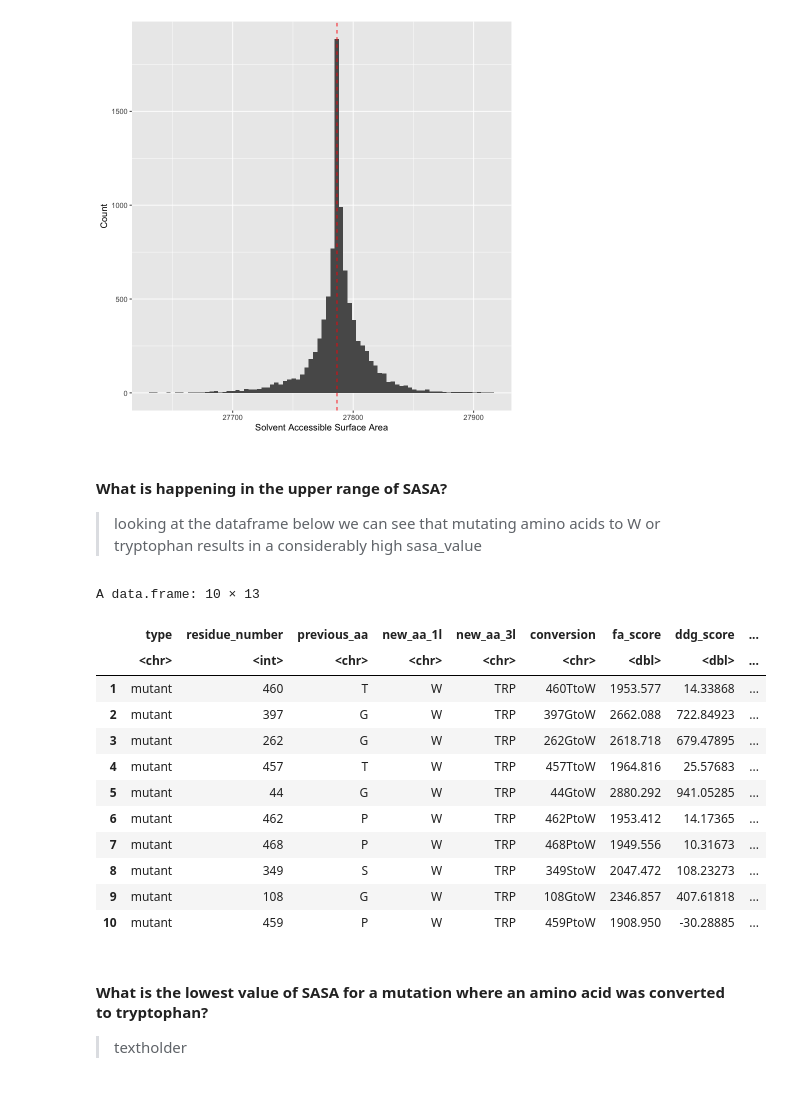
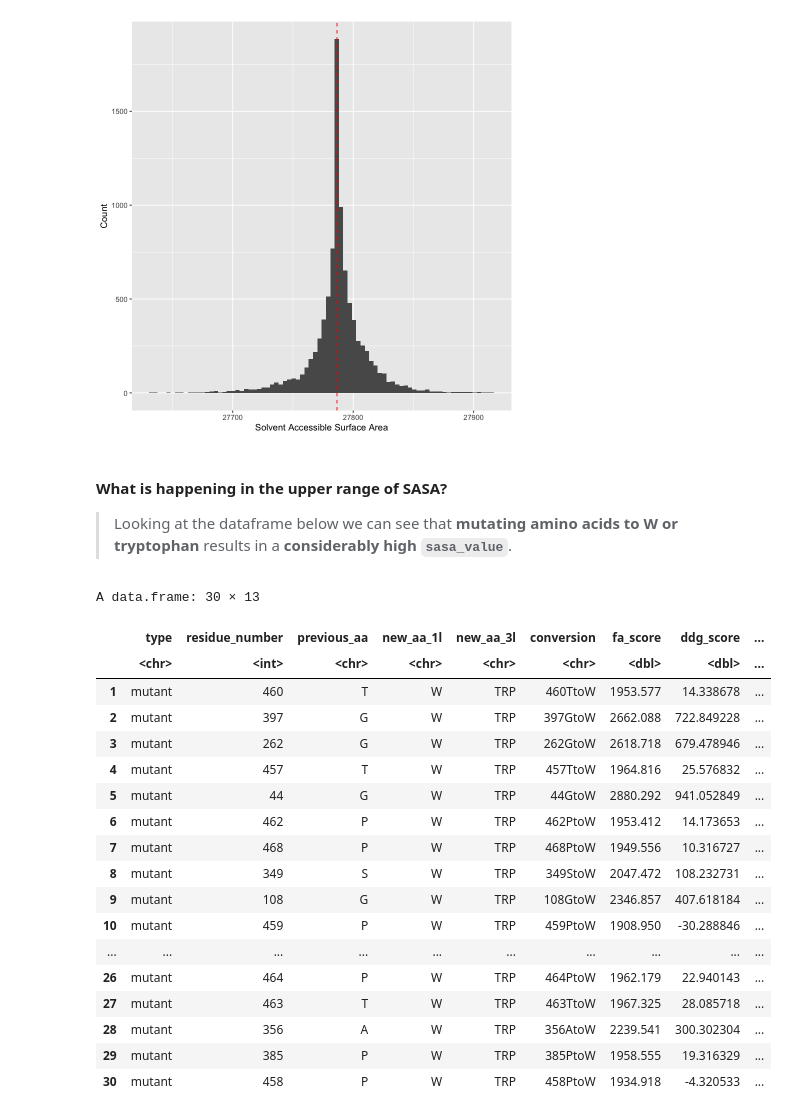
Before and after one commit to redradman/OneAAatATime, a Jupyter notebook: Analysis.ipynb, the cells around one changed output. Drawn from its saved outputs; the diff is of its cells as text; code cells hidden in the pictures.

Commit message:
low and high analysis of sasa score

```diff
--- a/Analysis.ipynb
+++ b/Analysis.ipynb
@@ -365,23 +365,26 @@ ggplot(data, aes(x = sasa_score)) +
 [figure]
 # %% [markdown]
 #### What is happening in the upper range of SASA?
-> looking at the dataframe below we can see that mutating amino acids to W or tryptophan results in a considerably high sasa_value
+> Looking at the dataframe below we can see that **mutating amino acids to W or tryptophan** results in a **considerably high `sasa_value`**.
 # %%
-dataShort |> arrange(desc(sasa_score)) |> head(n = 10)
+dataShort |> arrange(desc(sasa_score)) |> head(n = 30)
 # %% [output]
-A data.frame: 10 × 13
+A data.frame: 30 × 13
 |  | type | residue_number | previous_aa | new_aa_1l | new_aa_3l | conversion | fa_score | ddg_score | ... |
 |  | <chr> | <int> | <chr> | <chr> | <chr> | <chr> | <dbl> | <dbl> | ... |
-| 1 | mutant | 460 | T | W | TRP | 460TtoW | 1953.577 | 14.33868 | ... |
-| 2 | mutant | 397 | G | W | TRP | 397GtoW | 2662.088 | 722.84923 | ... |
-| 3 | mutant | 262 | G | W | TRP | 262GtoW | 2618.718 | 679.47895 | ... |
-| 4 | mutant | 457 | T | W | TRP | 457TtoW | 1964.816 | 25.57683 | ... |
-| 5 | mutant | 44 | G | W | TRP | 44GtoW | 2880.292 | 941.05285 | ... |
-| 6 | mutant | 462 | P | W | TRP | 462PtoW | 1953.412 | 14.17365 | ... |
-| 7 | mutant | 468 | P | W | TRP | 468PtoW | 1949.556 | 10.31673 | ... |
-| 8 | mutant | 349 | S | W | TRP | 349StoW | 2047.472 | 108.23273 | ... |
-| 9 | mutant | 108 | G | W | TRP | 108GtoW | 2346.857 | 407.61818 | ... |
-| 10 | mutant | 459 | P | W | TRP | 459PtoW | 1908.950 | -30.28885 | ... |
+| 1 | mutant | 460 | T | W | TRP | 460TtoW | 1953.577 | 14.338678 | ... |
+| 2 | mutant | 397 | G | W | TRP | 397GtoW | 2662.088 | 722.849228 | ... |
+| 3 | mutant | 262 | G | W | TRP | 262GtoW | 2618.718 | 679.478946 | ... |
+| 4 | mutant | 457 | T | W | TRP | 457TtoW | 1964.816 | 25.576832 | ... |
+| 5 | mutant | 44 | G | W | TRP | 44GtoW | 2880.292 | 941.052849 | ... |
+| 6 | mutant | 462 | P | W | TRP | 462PtoW | 1953.412 | 14.173653 | ... |
+| 7 | mutant | 468 | P | W | TRP | 468PtoW | 1949.556 | 10.316727 | ... |
+| 8 | mutant | 349 | S | W | TRP | 349StoW | 2047.472 | 108.232731 | ... |
+| 9 | mutant | 108 | G | W | TRP | 108GtoW | 2346.857 | 407.618184 | ... |
+| 10 | mutant | 459 | P | W | TRP | 459PtoW | 1908.950 | -30.288846 | ... |
+| ... | ... | ... | ... | ... | ... | ... | ... | ... | ... |
+| 26 | mutant | 464 | P | W | TRP | 464PtoW | 1962.179 | 22.940143 | ... |
+| 27 | mutant | 463 | T | W | TRP | 463TtoW | 1967.325 | 28.085718 | ... |
+| 28 | mutant | 356 | A | W | TRP | 356AtoW | 2239.541 | 300.302304 | ... |
+| 29 | mutant | 385 | P | W | TRP | 385PtoW | 1958.555 | 19.316329 | ... |
+| 30 | mutant | 458 | P | W | TRP | 458PtoW | 1934.918 | -4.320533 | ... |
-# %% [markdown]
-#### What is the lowest value of SASA for a mutation where an amino acid was converted to tryptophan?
-> textholder
```
Also changed, not shown: parts of 2 cells of this notebook.
